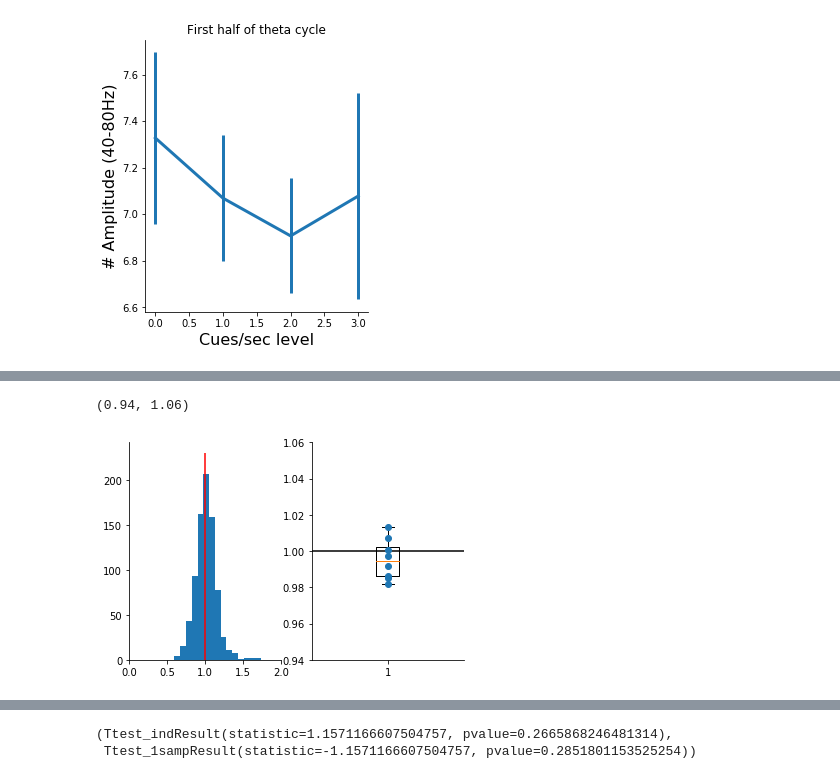
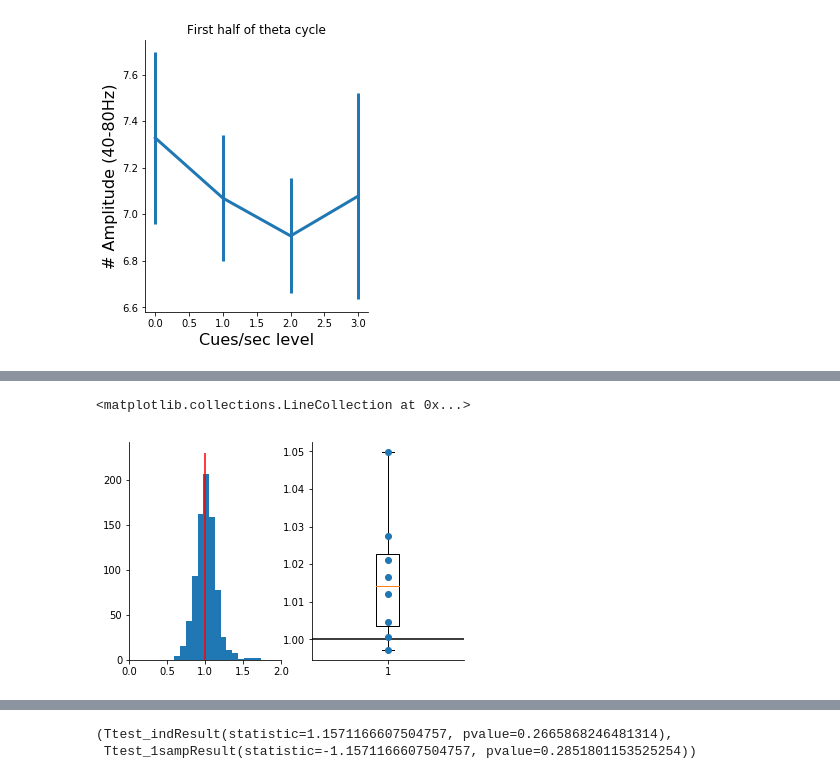
Before and after one commit to DiogoSantosPata/normaliser, a Jupyter notebook: Compute_phase_amplitude_coupling_explore_bands.ipynb, the cells around one changed output, grey strips where cells are left out. Cells and saved outputs as stored; diff of their text form; code cells hidden in the pictures.

```diff
--- a/Compute_phase_amplitude_coupling_explore_bands.ipynb
+++ b/Compute_phase_amplitude_coupling_explore_bands.ipynb
@@ -711,7 +711,8 @@ tmp_dur = [ 18.1, 13.5, 11]
 tmp_dd = [50,100,150]
 
 ll_f_theta, hh_f_theta = 3,8
-ll_f_gamma, hh_f_gamma = 30,89
+# ll_f_gamma, hh_f_gamma = 30,89
+ll_f_gamma, hh_f_gamma = 30,48
 
 
 for hcycle in range(2):
@@ -780,31 +789,31 @@ Filter length of 845 samples (1.650 sec) selected
 # %%
 fig = plt.figure()
 # fig.set_figheight(4)
 # fig.set_figwidth(4)
 fig.patch.set_facecolor('xkcd:white')
 
 
 
 ax = fig.add_subplot(121)
 ax.spines['right'].set_visible(False)
 ax.spines['top'].set_visible(False)
 plt.hist( amp_first/amp_second, cumulative=False, bins=15);
 plt.xlim(0,2)
 plt.vlines(1,0,230,'r')
 
 
 ax = fig.add_subplot(122)
 ax.spines['right'].set_visible(False)
 ax.spines['top'].set_visible(False)
 rat = amp_in_cycle_np_1[:,1] / amp_in_cycle_np_2[:,1]
 av_rat =[    np.mean(rat[np.where( amp_in_cycle_np_1[:,0] == sub )[0]]) for sub in range(8)]
 
 plt.boxplot(av_rat);
 plt.plot(  np.ones(len(av_rat)), av_rat, 'o' )
 plt.hlines(1,0,2)
-plt.ylim(1-.06,1+.06)
+# plt.ylim(1-.06,1+.06)
 # %% [output]
-(0.94, 1.06)
+<matplotlib.collections.LineCollection at 0x...>
-[figure, old version]
+[figure, new version]
 # %%
 # av_rat_up_low =  np.copy(av_rat)
```
Also changed, not shown: parts of 5 cells of this notebook, 5 other files.
